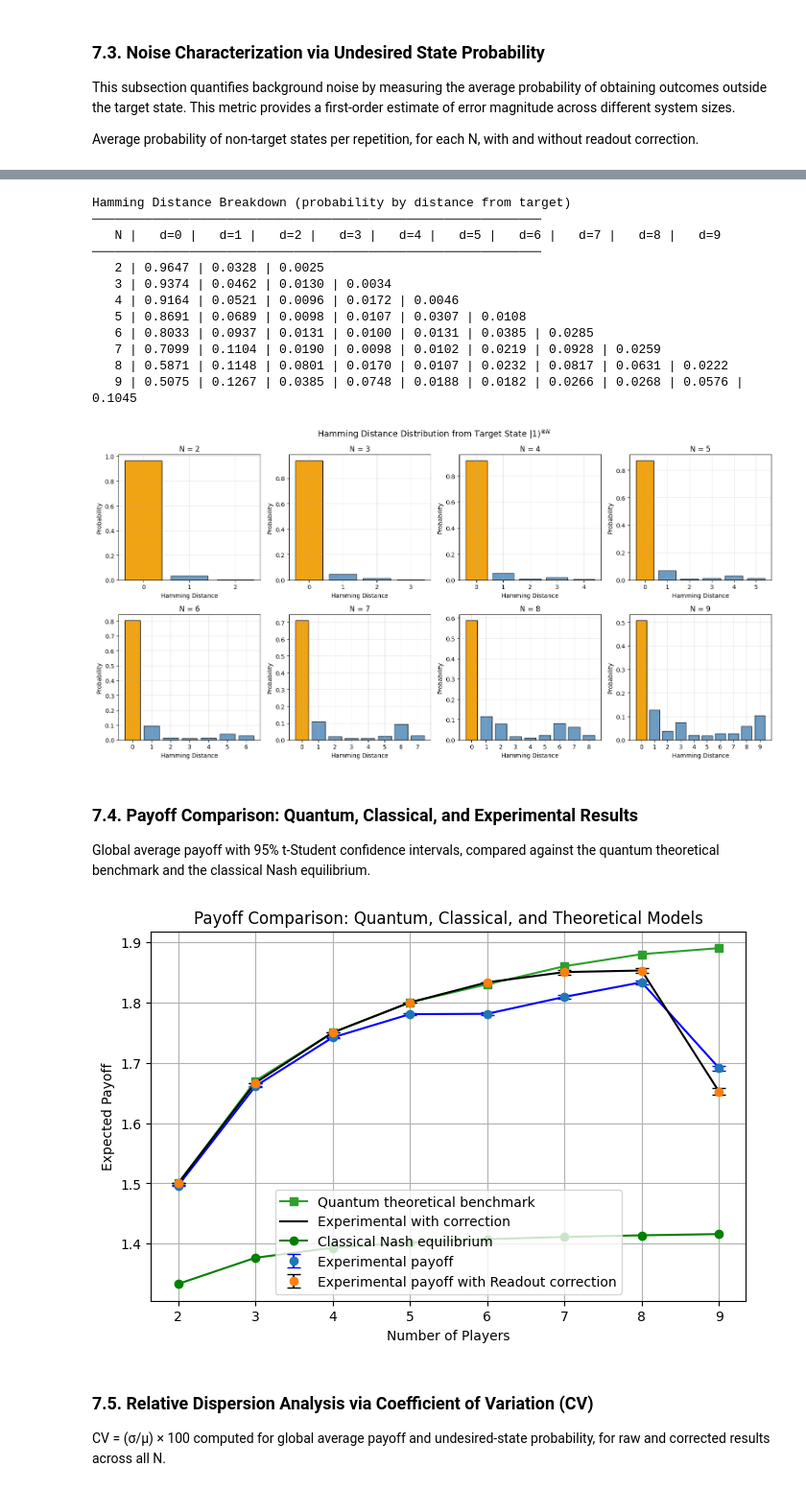
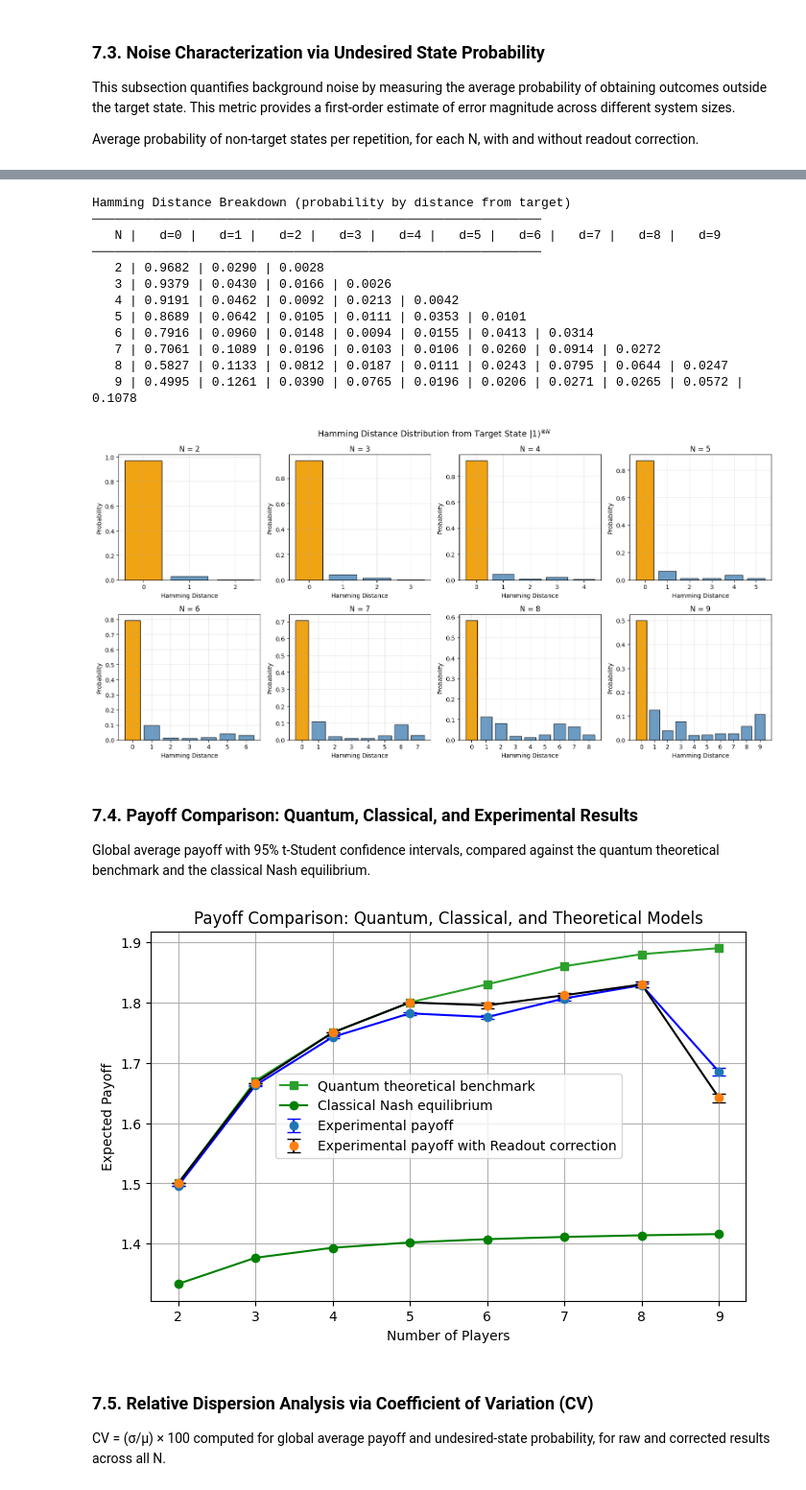
Before and after one commit to GermanDarDiaz/Quantum-Volunteer-s-Dilemma, a Jupyter notebook: Quantum_Volunteer's_Dilemma.ipynb, the cells around one changed output, grey strips where cells are left out. Shown at 96% size. Saved outputs shown, nothing was run; the diff lists cells and outputs as text; code cells hidden in the pictures.

```diff
--- a/Quantum_Volunteer's_Dilemma.ipynb
+++ b/Quantum_Volunteer's_Dilemma.ipynb
@@ -189,9 +194,15 @@ except Exception as e:
     Service_conect = False
 
     try:
+        """
         # Check if the repository is already cloned to avoid errors
         if not os.path.exists(REPO_NAME):
-            repo_url = f"https://github.com/{GITHUB_USER}/{REPO_NAME}.git"
+            # Use getpass to enter the token securely without showing it in the code
+            print(f"Please provide your GitHub Personal Access Token (PAT) for {REPO_NAME}")
+            git_token = getpass('GitHub Token: ')
+
+            # Clone the private repository
+            repo_url = f"https://{git_token}@github.com/{GITHUB_USER}/{REPO_NAME}.git"
             os.system(f"git clone {repo_url}")
 
         # Change directory to the repository to enable relative paths
@@ -200,9 +211,18 @@ except Exception as e:
             print(f"✅ GitHub Connection Successful")
             print(f"Current directory: {os.getcwd()}")
             print("Status: Working with local JSON data from 'experiments/' folder.")
+        """
+        if not os.path.exists(REPO_NAME):
+            repo_url = f"https://github.com/{GITHUB_USER}/{REPO_NAME}.git"
+            os.system(f"git clone {repo_url}")
+
+        if os.path.exists(REPO_NAME):
+            os.chdir(REPO_NAME)
+            print(f"✅ GitHub Connection Successful")
+            print(f"Current directory: {os.getcwd()}")
+            print("Status: Working with local JSON data from 'experiments/' folder.")
         else:
-            print("❌ Failed to clone the repository. Check the repository URL.")
-
+            print("❌ Failed to clone the repository. Check your Token and Username.")
     except Exception as git_error:
         print(f"❌ Critical Error: Could not connect to IBM or GitHub. {git_error}")
 # %% [output]
@@ -343,7 +361,7 @@ list_par_qubits = [(i, i+1) for i in range(T_Players)]
 list_q = Qubits + list_par_qubits
 
 # Active optimization level for this analysis run (0–3)
-optimization_level = 2
+optimization_level = 3
 
 # Retrieve stored IBM Quantum jobs (avoids re-running hardware experiments)
 Jobs = {0 : 'd7p70cedvl0c738olqbg', 1 : 'd7p7318ror3c73c0q8c0', 2 : 'd7p75nr9ak2c739rcuqg', 3 : 'd7p77nr9ak2c739rd1b0'}
@@ -1408,6 +1760,7 @@ print("\nHamming Distance Breakdown (probability by distance from target)")
 print("─" * 60)
 print(f"{'N':>4} | " + " | ".join([f"  d={d}" for d in range(10)]))
 print("─" * 60)
+heatmap_real = {}
 for N in range(2, T_Players + 1):
     target = '1' * N
     counts = aggregated_counts[N]
@@ -1417,6 +1770,7 @@ for N in range(2, T_Players + 1):
         bs = bitstring[::-1].zfill(N)[-N:]
         d = sum(b1 != b2 for b1, b2 in zip(bs, target))
         hamming_dist[d] += count / total
+    heatmap_real[N] = [hamming_dist.get(d, 0.0) for d in range(N + 1)]
     row = f"{N:>4} | " + " | ".join(
         [f"{hamming_dist.get(d, 0):.4f}" for d in range(N + 1)]
     )
@@ -1426,14 +1780,14 @@ Hamming Distance Breakdown (probability by distance from target)
 ────────────────────────────────────────────────────────────
    N |   d=0 |   d=1 |   d=2 |   d=3 |   d=4 |   d=5 |   d=6 |   d=7 |   d=8 |   d=9
 ────────────────────────────────────────────────────────────
-   2 | 0.9647 | 0.0328 | 0.0025
-   3 | 0.9374 | 0.0462 | 0.0130 | 0.0034
-   4 | 0.9164 | 0.0521 | 0.0096 | 0.0172 | 0.0046
-   5 | 0.8691 | 0.0689 | 0.0098 | 0.0107 | 0.0307 | 0.0108
-   6 | 0.8033 | 0.0937 | 0.0131 | 0.0100 | 0.0131 | 0.0385 | 0.0285
-   7 | 0.7099 | 0.1104 | 0.0190 | 0.0098 | 0.0102 | 0.0219 | 0.0928 | 0.0259
-   8 | 0.5871 | 0.1148 | 0.0801 | 0.0170 | 0.0107 | 0.0232 | 0.0817 | 0.0631 | 0.0222
-   9 | 0.5075 | 0.1267 | 0.0385 | 0.0748 | 0.0188 | 0.0182 | 0.0266 | 0.0268 | 0.0576 | 0.1045
+   2 | 0.9682 | 0.0290 | 0.0028
+   3 | 0.9379 | 0.0430 | 0.0166 | 0.0026
+   4 | 0.9191 | 0.0462 | 0.0092 | 0.0213 | 0.0042
+   5 | 0.8689 | 0.0642 | 0.0105 | 0.0111 | 0.0353 | 0.0101
+   6 | 0.7916 | 0.0960 | 0.0148 | 0.0094 | 0.0155 | 0.0413 | 0.0314
+   7 | 0.7061 | 0.1089 | 0.0196 | 0.0103 | 0.0106 | 0.0260 | 0.0914 | 0.0272
+   8 | 0.5827 | 0.1133 | 0.0812 | 0.0187 | 0.0111 | 0.0243 | 0.0795 | 0.0644 | 0.0247
+   9 | 0.4995 | 0.1261 | 0.0390 | 0.0765 | 0.0196 | 0.0206 | 0.0271 | 0.0265 | 0.0572 | 0.1078
 [figure]
 # %% [markdown]
 ### **7.4. Payoff Comparison: Quantum, Classical, and Experimental Results**
@@ -1442,21 +1796,21 @@ Global average payoff with 95% t-Student confidence intervals, compared against
 # %%
 fig4, ax4 = plt.subplots(figsize=(8, 5))
 ax4.errorbar(players, mean_val, yerr=ic95_val, fmt='o', ecolor='blue', capsize=5, label='Experimental payoff')
 ax4.errorbar(players, mean_val_mit, yerr=ic95_val_mit, fmt='o', ecolor='black', capsize=5, label='Experimental payoff with Readout correction')
 ax4.plot(players, Theorist, marker='s', label='Quantum theoretical benchmark')
 ax4.plot(players, mean_val, color='blue')
-ax4.plot(players, mean_val_mit, color='black', label="Experimental with correction")
+ax4.plot(players, mean_val_mit, color='black')
 ax4.plot(players, Classical, color="green", marker='o', label="Classical Nash equilibrium")
 ax4.set_title('Payoff Comparison: Quantum, Classical, and Theoretical Models')
 ax4.set_xlabel('Number of Players')
 ax4.set_ylabel('Expected Payoff')
 ax4.legend()
 ax4.grid()
 fig4.show()
 
 fig4.savefig(f'Payoff_Comparison_run0{optimization_level + 1}.png', dpi=300, bbox_inches='tight')
 # %% [output]
-[figure, old version]
+[figure, new version]
 # %% [markdown]
 ### **7.5. Relative Dispersion Analysis via Coefficient of Variation (CV)**
 
```
Also changed, not shown: parts of 35 cells of this notebook, 1 other file.
